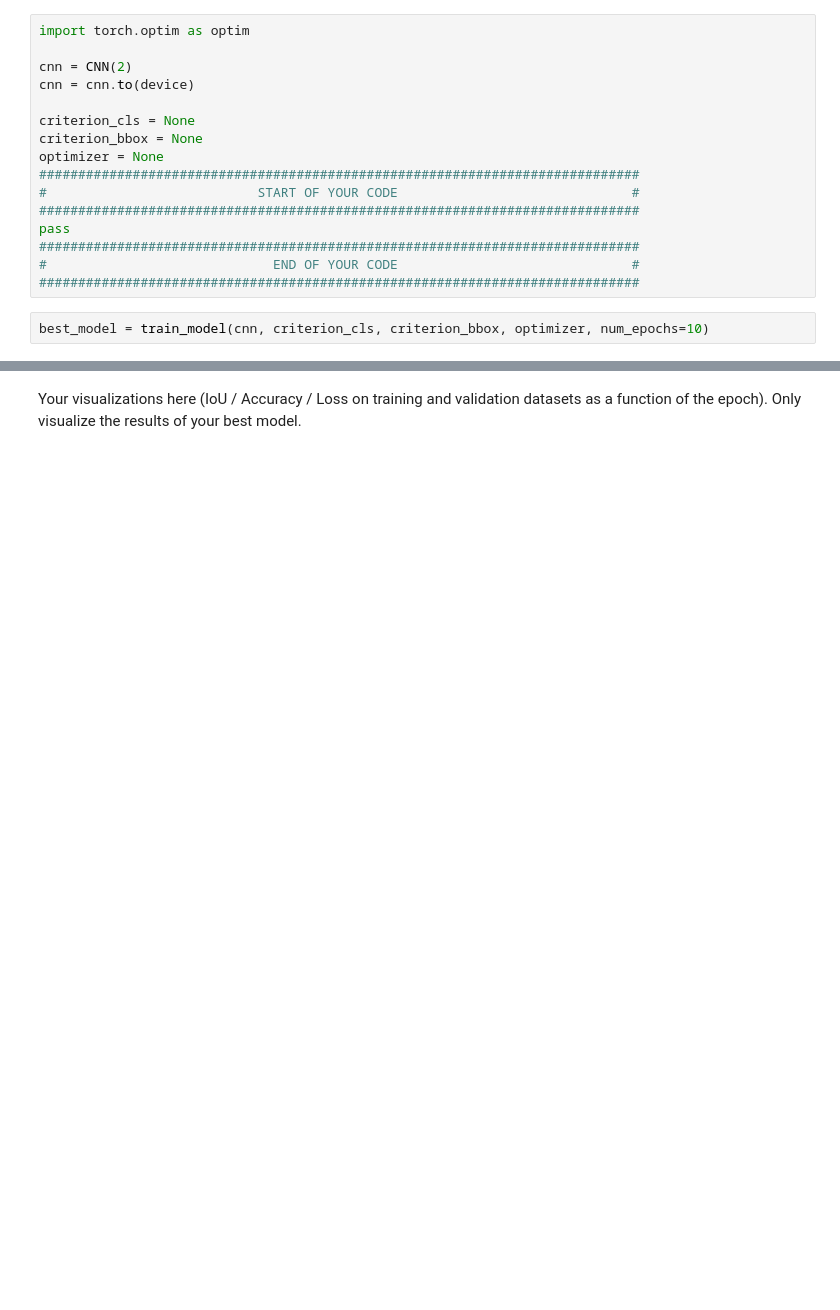
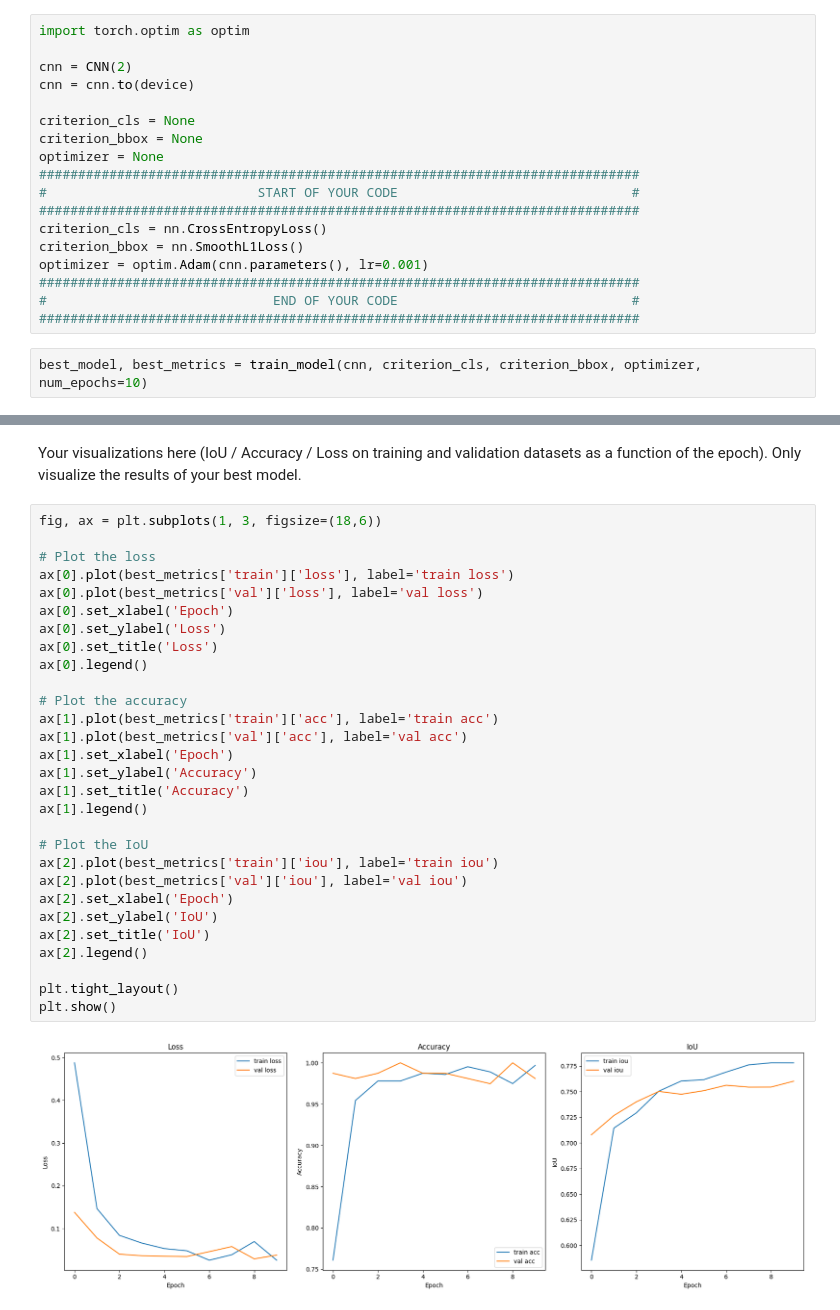
Before and after one commit to Gal-Noy/MSC-Deep-Learning, a Jupyter notebook: HW3.ipynb, the cells around one changed output, grey strips where cells are left out. Saved outputs shown, nothing was run; the diff lists cells and outputs as text; blank space fills up the shorter version.

```diff
--- a/HW3.ipynb
+++ b/HW3.ipynb
@@ -487,9 +571,11 @@ optimizer = None
 #############################################################################
 #                           START OF YOUR CODE                              #
 #############################################################################
-pass
+criterion_cls = nn.CrossEntropyLoss()
+criterion_bbox = nn.SmoothL1Loss()
+optimizer = optim.Adam(cnn.parameters(), lr=0.001)
 #############################################################################
 #                             END OF YOUR CODE                              #
 #############################################################################
 # %%
-best_model = train_model(cnn, criterion_cls, criterion_bbox, optimizer, num_epochs=10)
+best_model, best_metrics = train_model(cnn, criterion_cls, criterion_bbox, optimizer, num_epochs=10)
@@ -507,2 +614,33 @@ imshow(sample['image'], label_pred.cpu(), bbox_pred.cpu())
 # %% [markdown]
 Your visualizations here (IoU / Accuracy / Loss on training and validation datasets as a function of the epoch). Only visualize the results of your best model.
+# %%
+fig, ax = plt.subplots(1, 3, figsize=(18,6))
+
+# Plot the loss
+ax[0].plot(best_metrics['train']['loss'], label='train loss')
+ax[0].plot(best_metrics['val']['loss'], label='val loss')
+ax[0].set_xlabel('Epoch')
+ax[0].set_ylabel('Loss')
+ax[0].set_title('Loss')
+ax[0].legend()
+
+# Plot the accuracy
+ax[1].plot(best_metrics['train']['acc'], label='train acc')
+ax[1].plot(best_metrics['val']['acc'], label='val acc')
+ax[1].set_xlabel('Epoch')
+ax[1].set_ylabel('Accuracy')
+ax[1].set_title('Accuracy')
+ax[1].legend()
+
+# Plot the IoU
+ax[2].plot(best_metrics['train']['iou'], label='train iou')
+ax[2].plot(best_metrics['val']['iou'], label='val iou')
+ax[2].set_xlabel('Epoch')
+ax[2].set_ylabel('IoU')
+ax[2].set_title('IoU')
+ax[2].legend()
+
+plt.tight_layout()
+plt.show()
+# %% [output]
+[figure, added]
```
Also changed, not shown: parts of 14 cells of this notebook.
